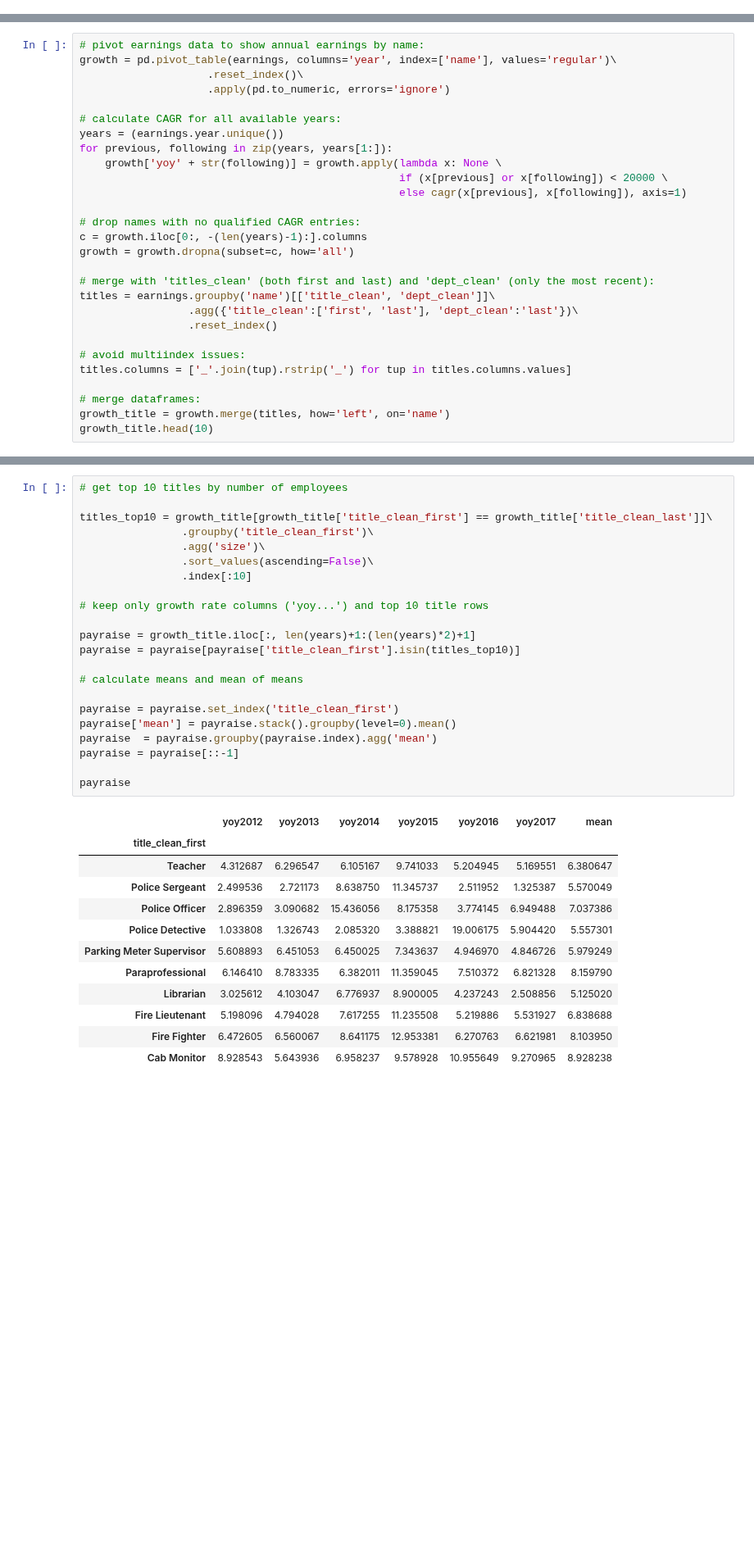
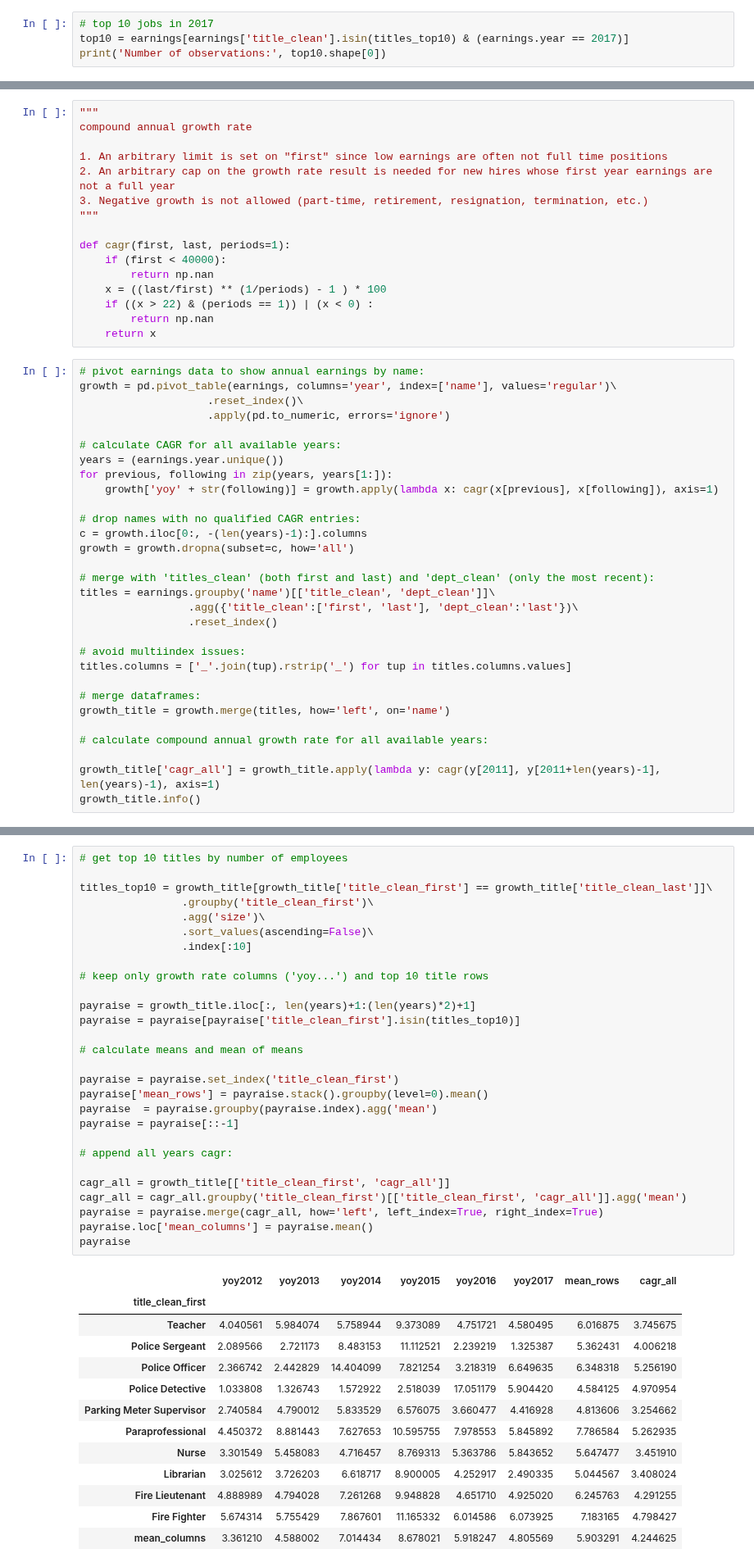
Before and after one commit to Turanga1/Springboard_DataScience, a Jupyter notebook: Capstone 1 - Boston Earnings Report/boston_earnings_analysis.ipynb, the cells around one changed output, grey strips where cells are left out. Shown at 82% size. Drawn from its saved outputs; the diff is of its cells as text; blank space fills up the shorter version.

```diff
--- a/Capstone 1 - Boston Earnings Report/boston_earnings_analysis.ipynb
+++ b/Capstone 1 - Boston Earnings Report/boston_earnings_analysis.ipynb
@@ -84,0 +101,4 @@ memory usage: 17.5+ MB
+# %%
+# top 10 jobs in 2017
+top10 = earnings[earnings['title_clean'].isin(titles_top10) & (earnings.year == 2017)]
+print('Number of observations:', top10.shape[0])
@@ -85,3 +263,19 @@ memory usage: 17.5+ MB
+# %%
+"""
+compound annual growth rate
+
+1. An arbitrary limit is set on "first" since low earnings are often not full time positions
+2. An arbitrary cap on the growth rate result is needed for new hires whose first year earnings are not a full year
+3. Negative growth is not allowed (part-time, retirement, resignation, termination, etc.)
+"""
+
+def cagr(first, last, periods=1):
+    if (first < 40000):
+        return np.nan
+    x = ((last/first) ** (1/periods) - 1 ) * 100
+    if ((x > 22) & (periods == 1)) | (x < 0) :
+        return np.nan
+    return x
 # %%
 # pivot earnings data to show annual earnings by name:
 growth = pd.pivot_table(earnings, columns='year', index=['name'], values='regular')\
@@ -91,9 +285,7 @@ growth = pd.pivot_table(earnings, columns='year', index=['name'], values='regula
 # calculate CAGR for all available years:
 years = (earnings.year.unique())
 for previous, following in zip(years, years[1:]):
-    growth['yoy' + str(following)] = growth.apply(lambda x: None \
-                                                  if (x[previous] or x[following]) < 20000 \
-                                                  else cagr(x[previous], x[following]), axis=1)
+    growth['yoy' + str(following)] = growth.apply(lambda x: cagr(x[previous], x[following]), axis=1)
 
 # drop names with no qualified CAGR entries:
 c = growth.iloc[0:, -(len(years)-1):].columns
@@ -109,5 +301,9 @@ titles.columns = ['_'.join(tup).rstrip('_') for tup in titles.columns.values]
 
 # merge dataframes:
 growth_title = growth.merge(titles, how='left', on='name')
-growth_title.head(10)
+
+# calculate compound annual growth rate for all available years:
+
+growth_title['cagr_all'] = growth_title.apply(lambda y: cagr(y[2011], y[2011+len(years)-1], len(years)-1), axis=1)
+growth_title.info()
 # %% [output]
@@ -125,38 +329,45 @@ growth_title.head(10)
 # %%
 # get top 10 titles by number of employees
 
 titles_top10 = growth_title[growth_title['title_clean_first'] == growth_title['title_clean_last']]\
                 .groupby('title_clean_first')\
                 .agg('size')\
                 .sort_values(ascending=False)\
                 .index[:10]
 
 # keep only growth rate columns ('yoy...') and top 10 title rows
 
 payraise = growth_title.iloc[:, len(years)+1:(len(years)*2)+1]
 payraise = payraise[payraise['title_clean_first'].isin(titles_top10)]
 
 # calculate means and mean of means
 
 payraise = payraise.set_index('title_clean_first')
-payraise['mean'] = payraise.stack().groupby(level=0).mean()
+payraise['mean_rows'] = payraise.stack().groupby(level=0).mean()
 payraise  = payraise.groupby(payraise.index).agg('mean')
 payraise = payraise[::-1]
 
+# append all years cagr:
+
+cagr_all = growth_title[['title_clean_first', 'cagr_all']]
+cagr_all = cagr_all.groupby('title_clean_first')[['title_clean_first', 'cagr_all']].agg('mean')
+payraise = payraise.merge(cagr_all, how='left', left_index=True, right_index=True)
+payraise.loc['mean_columns'] = payraise.mean()
 payraise
 # %% [output]
-|  | yoy2012 | yoy2013 | yoy2014 | yoy2015 | yoy2016 | yoy2017 | mean |
-| title_clean_first |  |  |  |  |  |  |  |
-| Teacher | 4.312687 | 6.296547 | 6.105167 | 9.741033 | 5.204945 | 5.169551 | 6.380647 |
-| Police Sergeant | 2.499536 | 2.721173 | 8.638750 | 11.345737 | 2.511952 | 1.325387 | 5.570049 |
-| Police Officer | 2.896359 | 3.090682 | 15.436056 | 8.175358 | 3.774145 | 6.949488 | 7.037386 |
-| Police Detective | 1.033808 | 1.326743 | 2.085320 | 3.388821 | 19.006175 | 5.904420 | 5.557301 |
-| Parking Meter Supervisor | 5.608893 | 6.451053 | 6.450025 | 7.343637 | 4.946970 | 4.846726 | 5.979249 |
-| Paraprofessional | 6.146410 | 8.783335 | 6.382011 | 11.359045 | 7.510372 | 6.821328 | 8.159790 |
-| Librarian | 3.025612 | 4.103047 | 6.776937 | 8.900005 | 4.237243 | 2.508856 | 5.125020 |
-| Fire Lieutenant | 5.198096 | 4.794028 | 7.617255 | 11.235508 | 5.219886 | 5.531927 | 6.838688 |
-| Fire Fighter | 6.472605 | 6.560067 | 8.641175 | 12.953381 | 6.270763 | 6.621981 | 8.103950 |
-| Cab Monitor | 8.928543 | 5.643936 | 6.958237 | 9.578928 | 10.955649 | 9.270965 | 8.928238 |
+|  | yoy2012 | yoy2013 | yoy2014 | yoy2015 | yoy2016 | yoy2017 | mean_rows | cagr_all |
+| title_clean_first |  |  |  |  |  |  |  |  |
+| Teacher | 4.040561 | 5.984074 | 5.758944 | 9.373089 | 4.751721 | 4.580495 | 6.016875 | 3.745675 |
+| Police Sergeant | 2.089566 | 2.721173 | 8.483153 | 11.112521 | 2.239219 | 1.325387 | 5.362431 | 4.006218 |
+| Police Officer | 2.366742 | 2.442829 | 14.404099 | 7.821254 | 3.218319 | 6.649635 | 6.348318 | 5.256190 |
+| Police Detective | 1.033808 | 1.326743 | 1.572922 | 2.518039 | 17.051179 | 5.904420 | 4.584125 | 4.970954 |
+| Parking Meter Supervisor | 2.740584 | 4.790012 | 5.833529 | 6.576075 | 3.660477 | 4.416928 | 4.813606 | 3.254662 |
+| Paraprofessional | 4.450372 | 8.881443 | 7.627653 | 10.595755 | 7.978553 | 5.845892 | 7.786584 | 5.262935 |
+| Nurse | 3.301549 | 5.458083 | 4.716457 | 8.769313 | 5.363786 | 5.843652 | 5.647477 | 3.451910 |
+| Librarian | 3.025612 | 3.726203 | 6.618717 | 8.900005 | 4.252917 | 2.490335 | 5.044567 | 3.408024 |
+| Fire Lieutenant | 4.888989 | 4.794028 | 7.261268 | 9.948828 | 4.651710 | 4.925020 | 6.245763 | 4.291255 |
+| Fire Fighter | 5.674314 | 5.755429 | 7.867601 | 11.165332 | 6.014586 | 6.073925 | 7.183165 | 4.798427 |
+| mean_columns | 3.361210 | 4.588002 | 7.014434 | 8.678021 | 5.918247 | 4.805569 | 5.903291 | 4.244625 |
 # %%
 # pay raises by year
 
```
Also changed, not shown: parts of 65 cells of this notebook.
